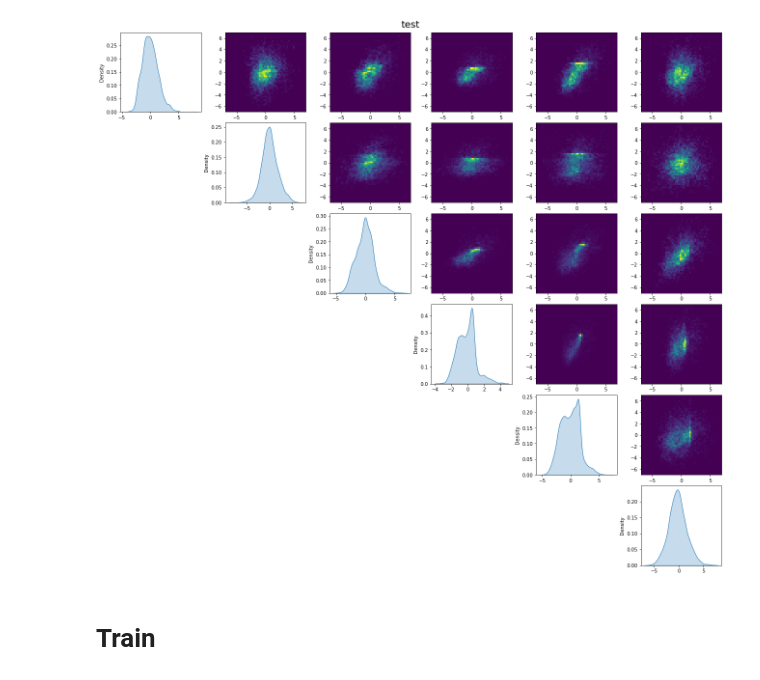
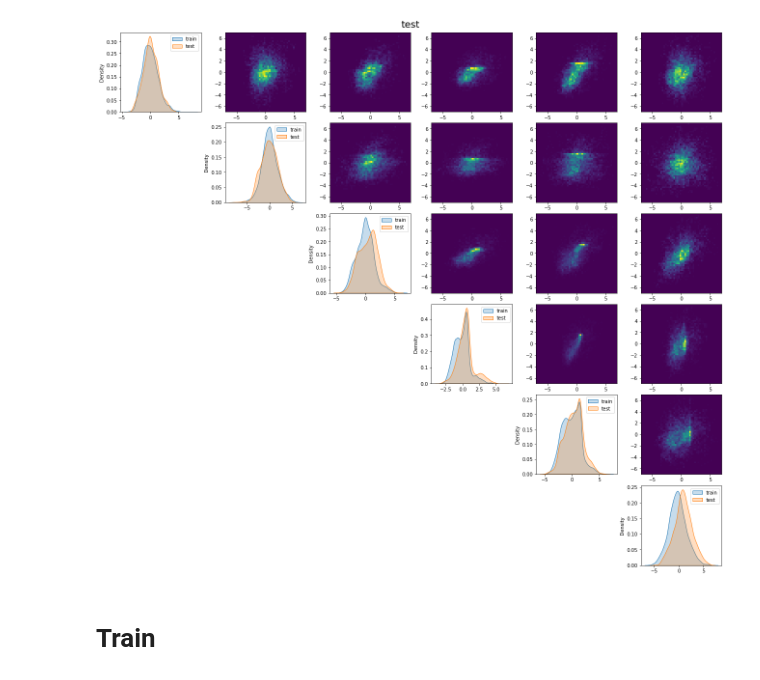
Before and after one commit to saschagaudlitz/Flash, a Jupyter notebook: train.ipynb, the cells around one changed output. Cells and saved outputs as stored; diff of their text form; code cells hidden in the pictures.

Commit message:
Visualize

```diff
--- a/train.ipynb
+++ b/train.ipynb
@@ -27,22 +24,32 @@ from genhack.models import models
 from genhack.utils import *
 from train import train
 # %%
-df = pd.read_csv('data/df_test.csv')
-df['dates'] = pd.to_datetime(df['dates'])
-df = df.set_index('dates').sort_index()
+df_all = pd.read_csv('data/df_all.csv')
+df_all['dates'] = pd.to_datetime(df_all['dates'])
+df_all = df_all.set_index('dates').sort_index()
+
+df_train = pd.read_csv('data/df_train.csv')
+df_train['dates'] = pd.to_datetime(df_train['dates'])
+df_train = df_train.set_index('dates').sort_index()
+
+df_test = pd.read_csv('data/df_test.csv')
+df_test['dates'] = pd.to_datetime(df_test['dates'])
+df_test = df_test.set_index('dates').sort_index()
 # %%
 fig, ax = plt.subplots(nrows=6, ncols=6, figsize=(18, 16), constrained_layout=True)
 fig.suptitle('test', fontsize=20)
 
 for i in range(6):
     for j in range(6):
         if i < j:
-            ax[i][j].hist2d(df[f's{i+1}'], df[f's{j+1}'], bins=50, range=[[-7, 7], [-7, 7]])
+            ax[i][j].hist2d(df_train[f's{i+1}'], df_train[f's{j+1}'], bins=50, range=[[-7, 7], [-7, 7]])
         if i > j:
             fig.delaxes(ax[i][j])
-    sns.kdeplot(data=df.to_numpy()[:, i], ax=ax[i][i], fill=True)
+    sns.kdeplot(data=df_train.to_numpy()[:, i], ax=ax[i][i], fill=True, label='train')
+    sns.kdeplot(data=df_test.to_numpy()[:, i], ax=ax[i][i], fill=True, label='test')
+    ax[i][i].legend()
 # %% [output]
-[figure, old version]
+[figure, new version]
 # %% [markdown]
 # Train
 # %%
```
Also changed, not shown: parts of 2 cells of this notebook, 3 other files.
